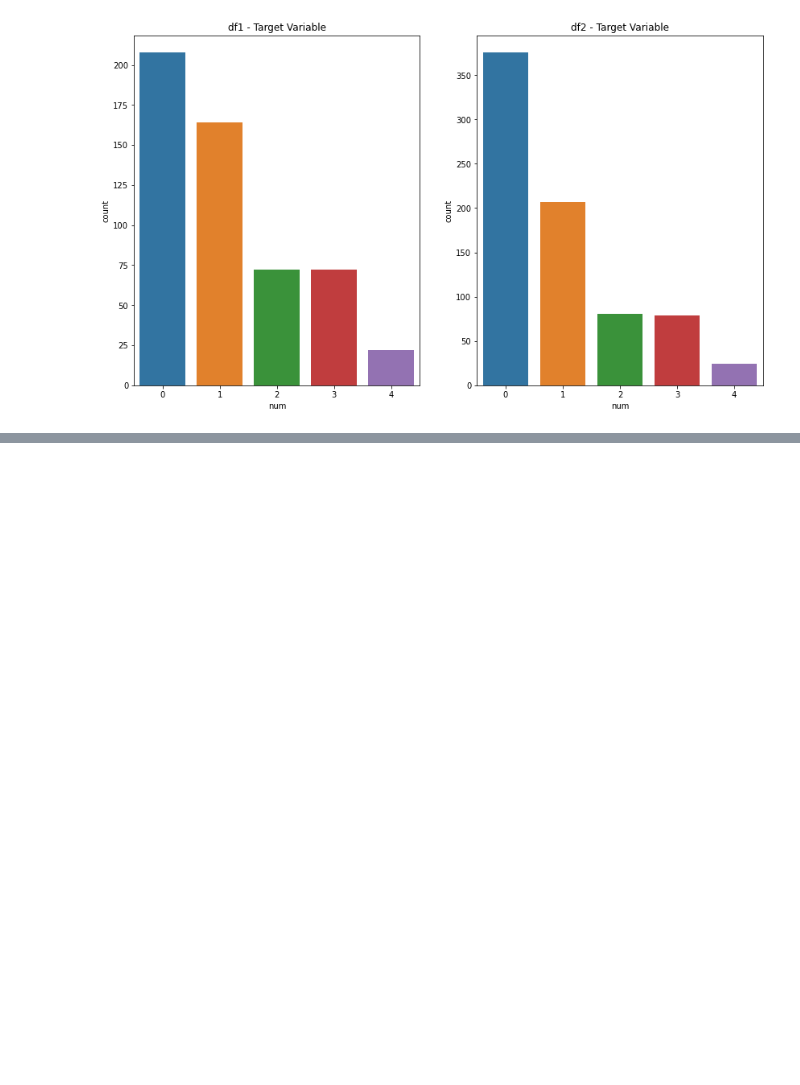
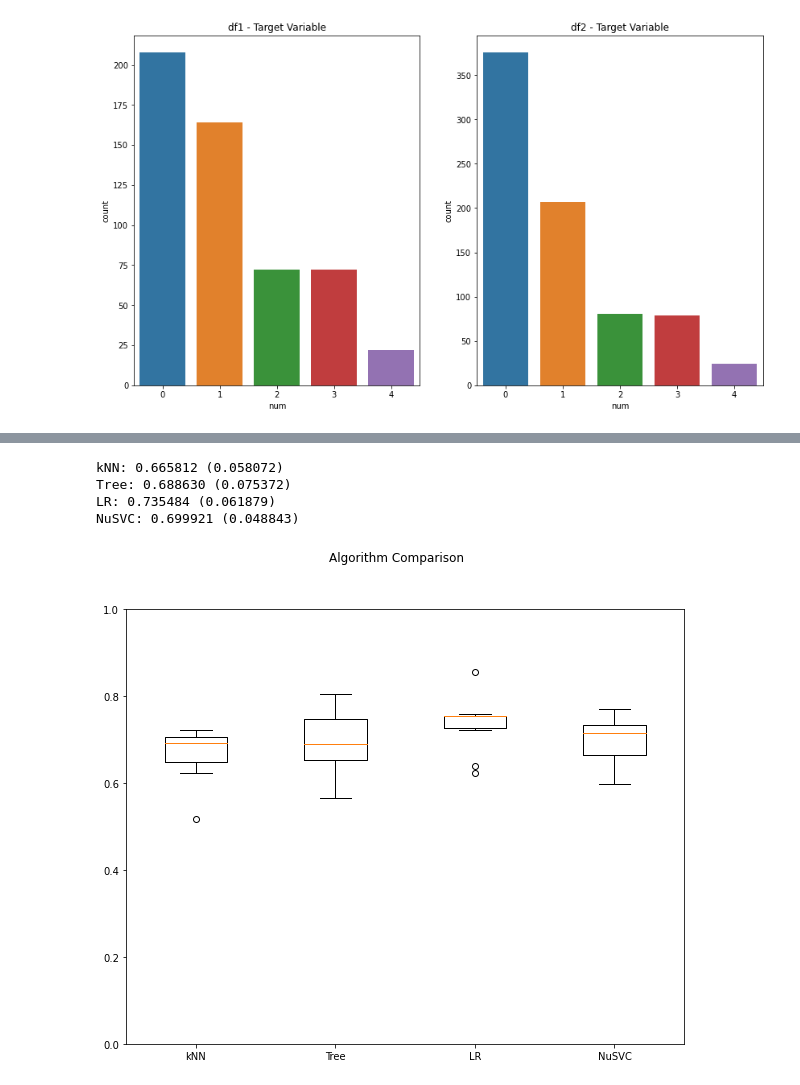
Before and after one commit to m0gr1m/UCI_Heart_Disease, a Jupyter notebook: models.ipynb, the cells around one changed output, grey strips where cells are left out. Drawn from its saved outputs; the diff is of its cells as text; code cells hidden in the pictures; blank space fills up the shorter version.

```diff
--- a/models.ipynb
+++ b/models.ipynb
@@ -66,33 +128,42 @@ column_t_2 = make_column_transformer(
 # Models Dict
 
 models = {"kNN": KNeighborsClassifier(n_neighbors=5),
-          "Tree": DecisionTreeClassifier()}
+          "Tree": DecisionTreeClassifier(),
+          "LR": LogisticRegression(max_iter=10000),
+          "NuSVC": NuSVC(max_iter=10000)}
 
 # Lists for results stores
 
 names = []
 results = []
+
 
 # Loop through models
 
 for name, model in models.items():
     pipe = Pipeline([
         ("preProc", column_t_2),
         ("model", model)
     ])
 
-    cv_res = cross_val_score(pipe, X2_train, y2_train, cv=10, scoring="accuracy")
+    cv_res = cross_val_score(pipe, X2_train, y2_train, cv=10, scoring=make_scorer(recall_score, average='micro'))
 
     results.append(cv_res)
     names.append(name)
     print("%s: %f (%f)" % (name, cv_res.mean(), cv_res.std()))
 
 # boxplot algorithm comparison
-plt.rcParams['figure.figsize'] = [8, 4]
+plt.rcParams['figure.figsize'] = [10, 8]
 fig = plt.figure()
 fig.suptitle('Algorithm Comparison')
 ax = fig.add_subplot(111)  # all on the same box
 plt.boxplot(results)
 ax.set_xticklabels(names)
 plt.ylim(0, 1)
 plt.show()
+# %% [output]
+kNN: 0.665812 (0.058072)
+Tree: 0.688630 (0.075372)
+LR: 0.735484 (0.061879)
+NuSVC: 0.699921 (0.048843)
+[figure, added]
```
Also changed, not shown: parts of 17 cells of this notebook, 1 other file.
